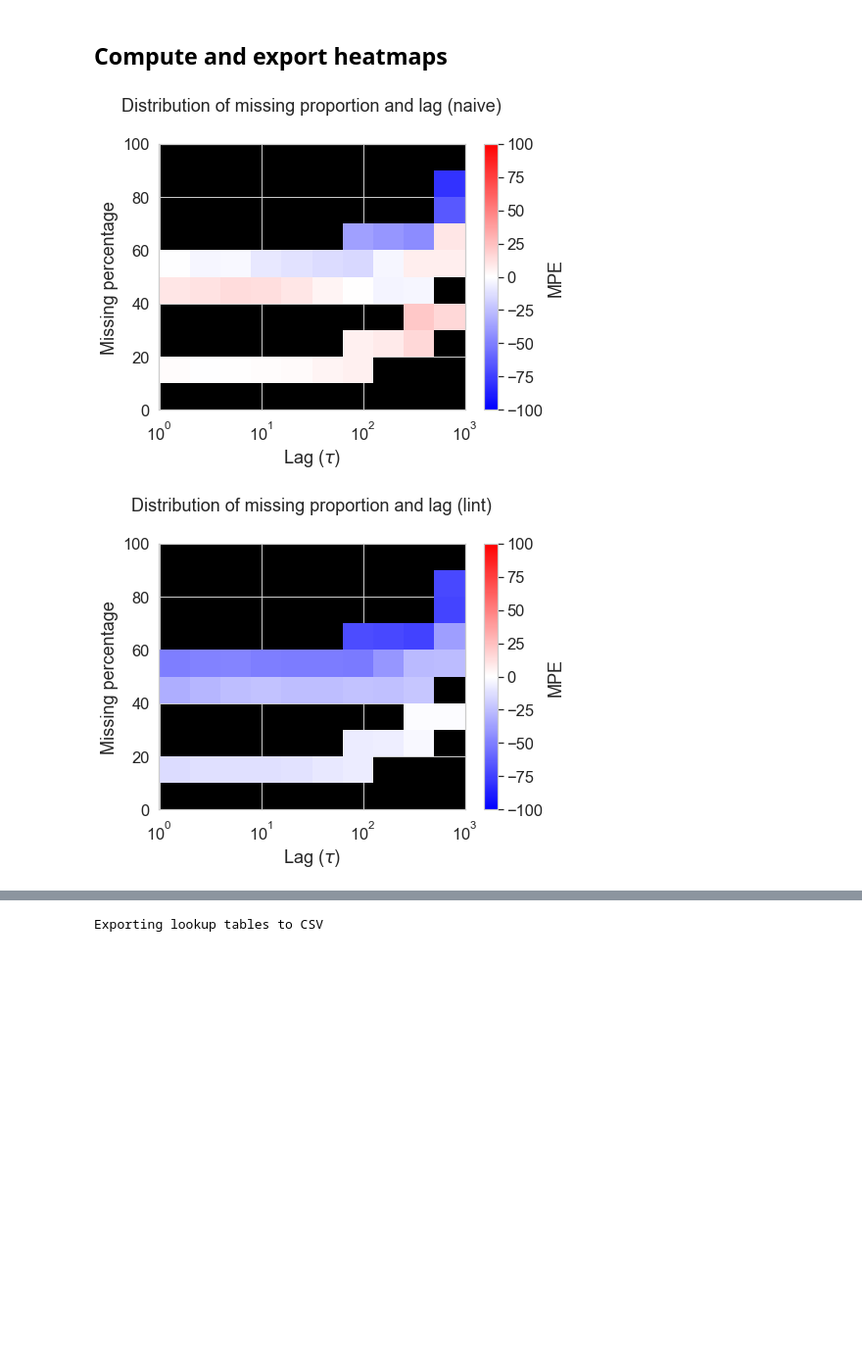
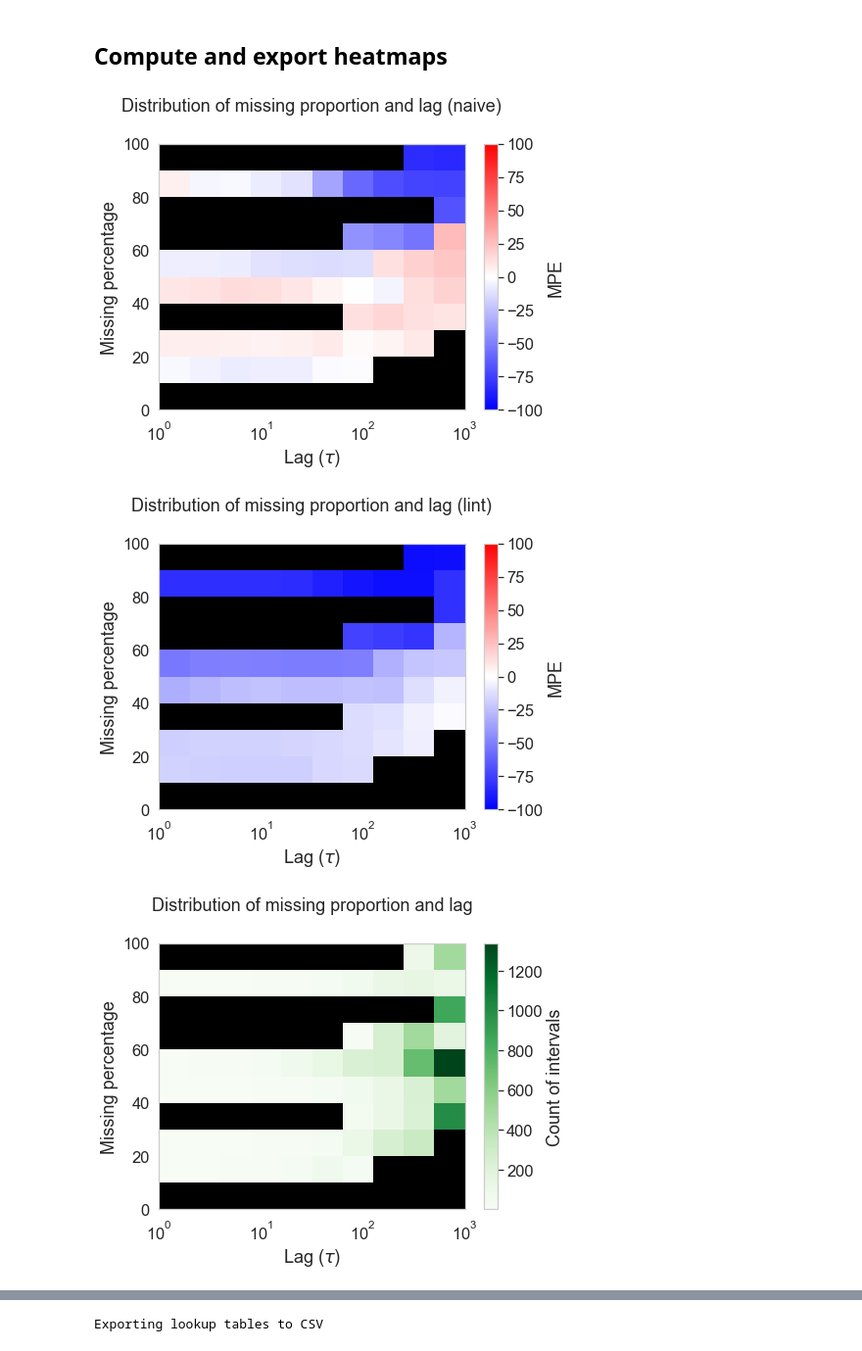
Before and after one commit to daniel-wrench/time_series_analysis, a Jupyter notebook: official_demo.ipynb, the cells around one changed output, grey strips where cells are left out. Shown: that part at 98% size. Drawn from its saved outputs; the diff is of its cells as text; code cells hidden in the pictures; blank space fills up the shorter version.

```diff
--- a/official_demo.ipynb
+++ b/official_demo.ipynb
@@ -27,7 +30,7 @@
 # %%
 # Selecting one file to read in
 file_index = 0
-times_to_gap = 2
+times_to_gap = 3
 # %% [markdown]
 # 1. Download files
 
@@ -144,5 +147,5 @@ None
 # %% [markdown]
 #### Wind data
 # %%
-# raw_file_list = sorted(glob.iglob(f"data/raw/wind/" + "/*.cdf"))
-# raw_file_list
+raw_file_list = sorted(glob.iglob(f"data/raw/wind/" + "/*.cdf"))
+raw_file_list
@@ -224,6 +241,6 @@ Standard deviation = 18.777635215345533
 # %%
-tc_approx = 500  # s: 500 for PSP, 2000 for Wind
-cadence_approx = 0.1 # s: 0.1 for PSP, 1 for Wind
+tc_approx = 2000  # s: 500 for PSP, 2000 for Wind
+cadence_approx = 1 # s: 0.1 for PSP, 1 for Wind
 
 tc_n = 10  # Number of actual (computed) correlation times we want in our standardised interval...
 interval_length = 10000  # ...across this many points
@@ -595,5 +578,5 @@ def load_and_concatenate_dataframes(pickle_files):
 # %%
 spacecraft = "psp"
 
-files_metadata, ints_metadata, ints, ints_gapped_metadata, ints_gapped, sfs, sfs_gapped = load_and_concatenate_dataframes(
-    [sorted(glob.glob("data/processed/psp/psp_*.pkl"))[0]])
+files_metadata, ints_metadata, ints, ints_gapped_metadata, ints_gapped, sfs, sfs_gapped = sf.load_and_concatenate_dataframes(
+    [sorted(glob.glob("data/processed/psp/train/psp_*.pkl"))][0])
@@ -717,30 +591,50 @@ sfs_gapped
 # %% [markdown]
 ## Compute and export heatmaps
 # %%
-missing_measure = "missing_percent"
 n_bins = 10
 
 for gap_handling in ["naive", "lint"]:
-    heatmap_bin_vals_2d, heatmap_bin_edges_2d, lookup_table_2d = sf.create_heatmap_lookup(
-        sfs_gapped[sfs_gapped["gap_handling"]==gap_handling], missing_measure, n_bins, log=True
+    heatmap_bin_vals_2d, heatmap_bin_counts_2d, heatmap_bin_edges_2d, lookup_table_2d = sf.create_heatmap_lookup(
+        sfs_gapped[sfs_gapped["gap_handling"]==gap_handling], "missing_percent", n_bins, log=True
     )
 
+    # Mean percentage error per bin
     fig, ax = plt.subplots(figsize=(7, 5))
     plt.pcolormesh(
         heatmap_bin_edges_2d[0],
         heatmap_bin_edges_2d[1],
         heatmap_bin_vals_2d.T,
         cmap="bwr",
     )
     plt.colorbar(label="MPE")
     plt.clim(-100, 100)
     plt.xlabel("Lag ($\\tau$)")
     plt.ylabel("Missing percentage")
     plt.title(f"Distribution of missing proportion and lag ({gap_handling})", y=1.1)
     ax.set_facecolor("black")
     ax.set_xscale("log")
+    ax.grid(False)
 
     plt.savefig(f"plots/temp/train_{spacecraft}_heatmap_{n_bins}bins_2d_{gap_handling}.png", bbox_inches='tight')
+
+# Count of pairs per bin (same for both)
+fig, ax = plt.subplots(figsize=(7, 5))
+plt.pcolormesh(
+    heatmap_bin_edges_2d[0],
+    heatmap_bin_edges_2d[1],
+    heatmap_bin_counts_2d.T,
+    cmap="Greens",
+)
+# Remove gridlines
+plt.colorbar(label="Count of intervals")
+plt.xlabel("Lag ($\\tau$)")
+plt.ylabel("Missing percentage")
+plt.title(f"Distribution of missing proportion and lag", y=1.1)
+ax.set_facecolor("black")
+ax.set_xscale("log")
+ax.grid(False)
+plt.savefig(f"plots/temp/train_{spacecraft}_heatmap_{n_bins}bins_2d_counts.png", bbox_inches='tight')
 # %% [output]
-[figure, old version]
+[figure, new version]
-[figure, old version]
+[figure, new version]
+[figure, added]
```
Also changed, not shown: parts of 50 cells of this notebook, 1 other file.
